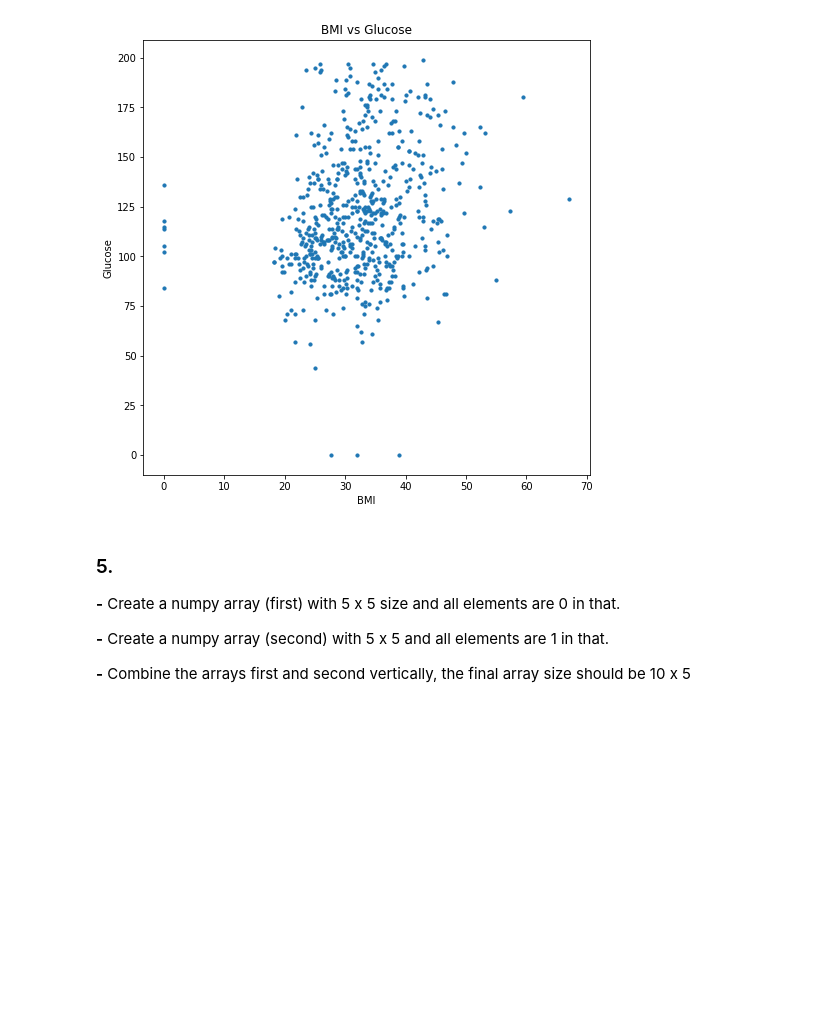
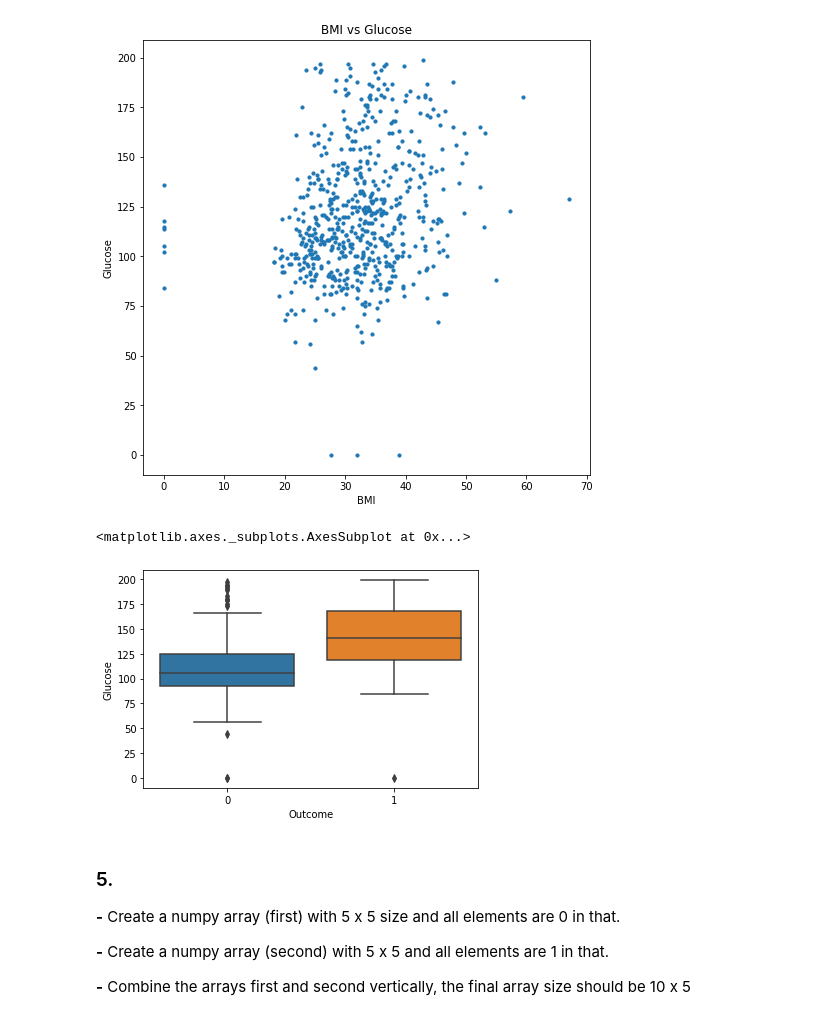
Before and after one commit to pravi1987/Copy-of-Week-03-Python-for-DS.ipynb, a Jupyter notebook: Copy_of_Copy_of_Week_03_Python_for_DS.ipynb, the cells around one changed output. Saved outputs shown, nothing was run; the diff lists cells and outputs as text; code cells hidden in the pictures; blank space fills up the shorter version.

```diff
--- a/Copy_of_Copy_of_Week_03_Python_for_DS.ipynb
+++ b/Copy_of_Copy_of_Week_03_Python_for_DS.ipynb
@@ -128,6 +135,12 @@ plt.title("BMI vs Glucose")
 plt.show()
 # %% [output]
 [figure]
+# %%
+#Draw a grouped boxplot with "Outcome" on x-axis and "Glucose" on the y-axis such that we see distributions of Glucose separately for each outcome.
+sns.boxplot(x= 'Outcome',y= 'Glucose',data= df)
+# %% [output]
+<matplotlib.axes._subplots.AxesSubplot at 0x...>
+[figure, added]
 # %% [markdown]
 ### 5.
 
```
Also changed, not shown: parts of 1 cell of this notebook.
